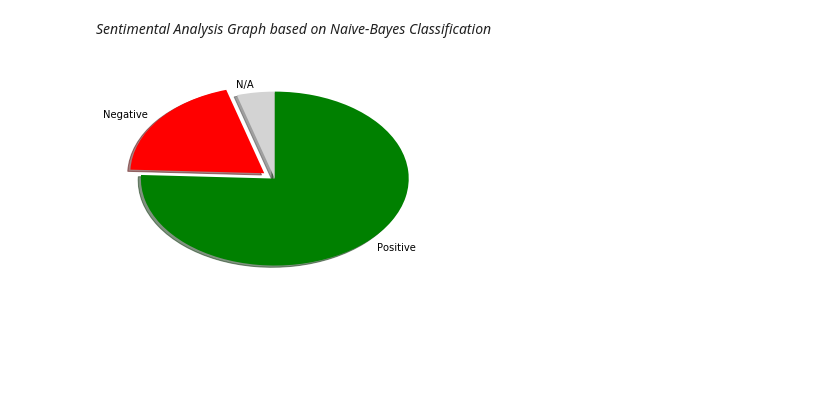
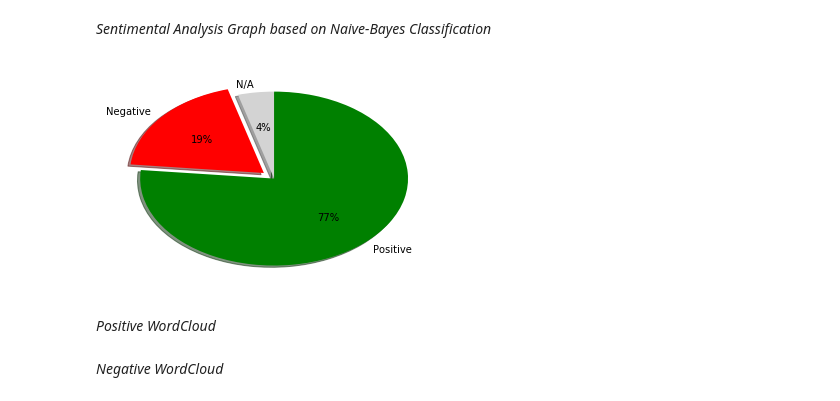
Before and after one commit to gabrielacaayres/tcc, a Jupyter notebook: code/read_tweets.ipynb, the cells around one changed output. Drawn from its saved outputs; the diff is of its cells as text; code cells hidden in the pictures; blank space fills up the shorter version.

```diff
--- a/code/read_tweets.ipynb
+++ b/code/read_tweets.ipynb
@@ -215,16 +246,18 @@ df
 # %%
 pie_pos = df.loc['pos']
 pie_neg = df.loc['neg']
 pie_na = df.loc['N/A']
 
 slices = [pie_na, pie_neg, pie_pos]
 tweets = ['N/A', 'Negative', 'Positive']
 columns = ['LightGrey', 'Red', 'Green']
 
-plt.pie(slices, labels = tweets, colors = columns, startangle = 90, shadow = True, explode = (0, 0.1, 0))
-
-# Incluir percentuais
+plt.pie(slices, labels = tweets, colors = columns, startangle = 90, shadow = True, explode = (0, 0.1, 0), autopct='%1.0f%%')
 
 plt.show()
 # %% [output]
-[figure, old version]
+[figure, new version]
+# %% [markdown]
+*Positive WordCloud*
+# %% [markdown]
+*Negative WordCloud*
```
Also changed, not shown: parts of 14 cells of this notebook.
